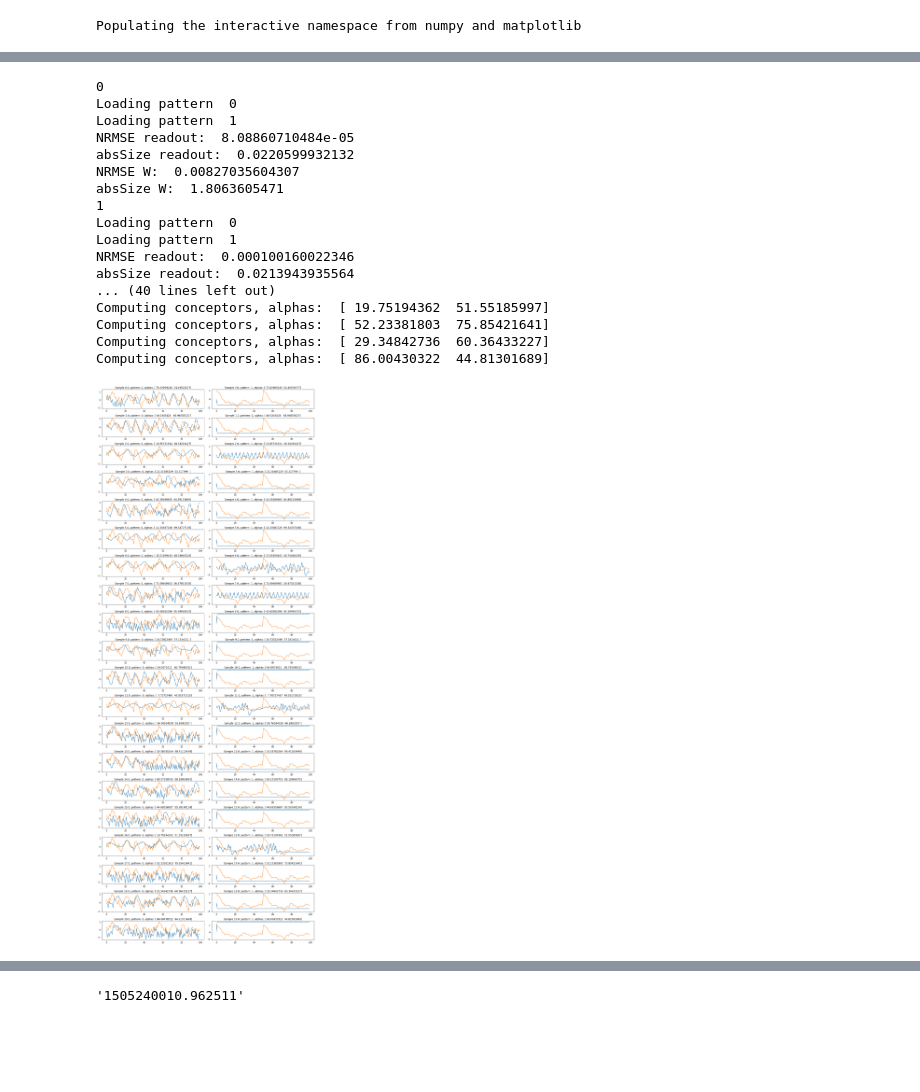
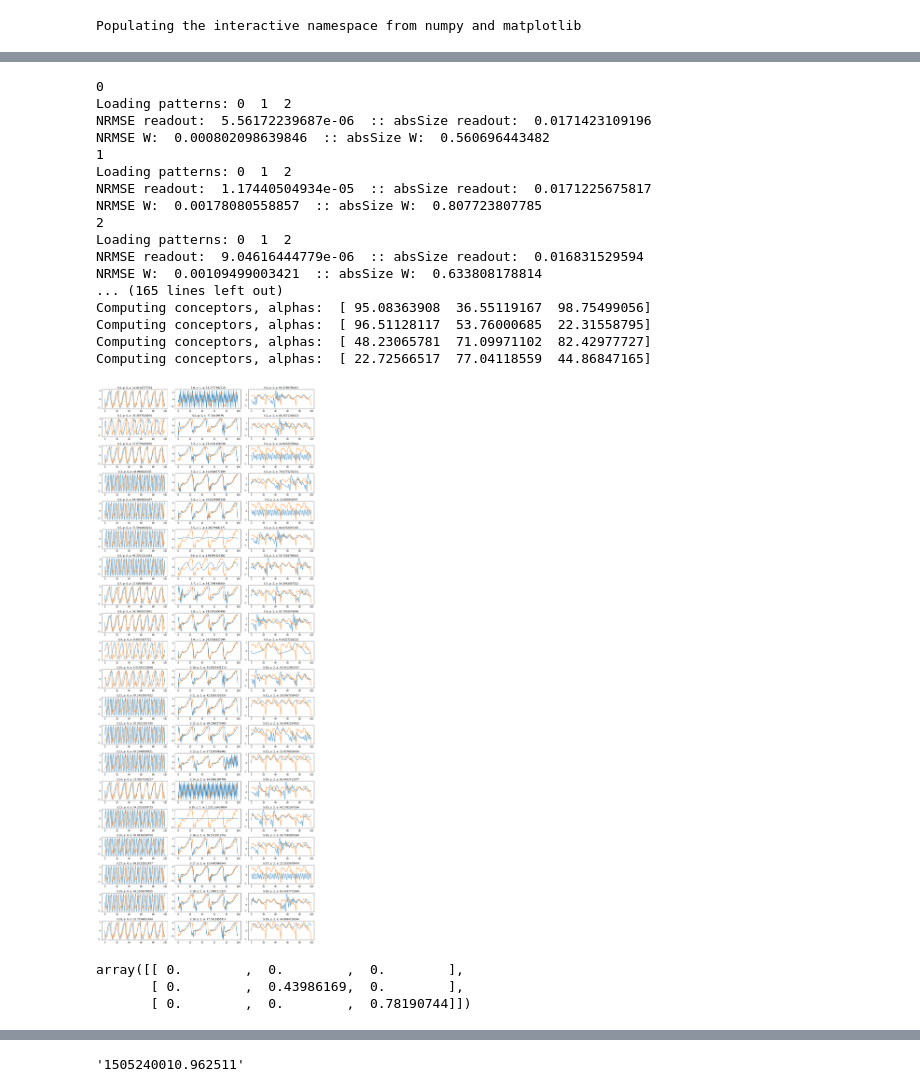
Before and after one commit to chriskiefer/chrysalisConceptors, a Jupyter notebook: Conceptor Patterns 3 CK.ipynb, the cells around one changed output, grey strips where cells are left out. Saved outputs shown, nothing was run; the diff lists cells and outputs as text; code cells hidden in the pictures; blank space fills up the shorter version.

```diff
--- a/Conceptor Patterns 3 CK.ipynb
+++ b/Conceptor Patterns 3 CK.ipynb
@@ -72,10 +81,12 @@ pJ2 = lambda n: rp[mod(n, period2 )]
 # #pTri = lambda n,p: (n % (p/2))
 # plot([pTri(x,10) for x in arange(100)])
 
-patternLength = 50
-p_rw1 = makeRandomWalk(patternLength)
+patternLength = 25
+p_rw1 = makeRandomWalk(int(patternLength / 2))
 p_rw2 = makeRandomWalk(patternLength)
+p_rw3 = makeRandomWalk(patternLength)
 pLoop = lambda n,p: p[n%p.size]
 plot([pLoop(x,p_rw1) for x in arange(100)])
 plot([pLoop(x,p_rw2) for x in arange(100)])
+plot([pLoop(x,p_rw3) for x in arange(100)])
 # %% [output]
@@ -97,8 +108,8 @@ def makeLoadedNetwork_v2(p):
     Win = p['NetinpScaling'] * WinRaw;
     Wbias = p['BiasScaling'] * WbiasRaw;
     I = np.eye(p['N'])
-    xCollector = np.zeros((p['N'], p['learnLengthWout']))
-    pCollector = np.zeros((1, p['learnLengthWout']))
+    xCollector = np.zeros((p['N'], p['learnLength']))
+    pCollector = np.zeros((1, p['learnLength']))
     x = np.zeros((p['N'],1))
 
     totalDataLength = p['learnLength'] * p['patts'].size
@@ -108,9 +119,9 @@ def makeLoadedNetwork_v2(p):
     allTrainWtargets = np.zeros((p['N'], 0));
     allTrainOuts = np.zeros((1, 0));
     patternRs =  np.zeros((1, p['patts'].size), dtype=np.object)
-
+    print('Loading patterns: ', end='')
     for i_pattern in range(p['patts'].size):
-        print('Loading pattern ', i_pattern)
+        print(i_pattern, " ", end='')
         patt = p['patts'][i_pattern]
         xCollector = np.zeros((p['N'] + 1, p['learnLength']));
         xOldCollector = np.zeros((p['N'], p['learnLength']));
@@ -144,14 +155,14 @@ def makeLoadedNetwork_v2(p):
     outsRecovered = Wout.dot(allTrainxArgs);
     NRMSE_readout = mean(nrmse(outsRecovered, allTrainOuts))
     absSize_readout = mean(mean(abs(Wout), axis=0))
-    print("NRMSE readout: ", NRMSE_readout)
+    print("\nNRMSE readout: ", NRMSE_readout, " :: ", end='')
     print("absSize readout: ", absSize_readout)
 
     W = (linalg.inv(allTrainOldxArgs.dot(allTrainOldxArgs.conj().T) +
                       (p['TychonovAlpha'] * np.eye(p['N']))).dot(allTrainOldxArgs).dot(allTrainWtargets.conj().T)).conj().T
     NRMSE_W = mean(nrmse(W.dot(allTrainOldxArgs), allTrainWtargets))
     absSize_W = mean(mean(abs(W), axis=0))
-    print("NRMSE W: ", NRMSE_W)
+    print("NRMSE W: ", NRMSE_W, " :: ", end='')
     print("absSize W: ", absSize_W)
 
     return locals()
@@ -192,58 +203,64 @@ def plotConceptorPatterns(p, cNet, subr, suboff, recallTestLength):
             if (n > p['washoutLength']):
 #                 x_CTestPL[:,n-p['washoutLength'],i_pattern] = x[0:3].T
                 p_CTestPL[:,n-p['washoutLength'],i_pattern] = cNet['net']['Wout'].dot(np.concatenate((x[:,0], np.array([1]))))
     for i_pattern in range(p['patts'].size):
-        ax = subplot(subr, 2, suboff + i_pattern + 1)
-        ax.set_title("Sample " + str(suboff/2) + ", pattern: " + str(i_pattern) + ", alphas: " + str(cNet['alphas']))
+        ax = subplot(subr, p['patts'].size, suboff + i_pattern + 1)
+        ax.set_title("S:" + str(int(suboff/p['patts'].size)) + ", p: " + str(i_pattern) + ", a: " + str(cNet['alphas'][i_pattern]))
         plot(p_CTestPL[:,:,i_pattern].T)
         plot([p['patts'][i_pattern](x) for x in arange(recallTestLength)])
 
 
 
-params = {'N':200, 'NetSR':0.99, 'NetinpScaling':1.9,'BiasScaling':0.8,'TychonovAlpha':0.0001,
-         'washoutLength':300, 'learnLength':100, 'TychonovAlphaReadout':0.0001,
-          'LR': 0.9,
-         'learnLengthWout':100,
-          'patts':np.array([lambda x:pLoop(x,p_rw1), lambda x: pLoop(x,p_rw2)])
+params = {'N':300, 'NetSR':0.99, 'NetinpScaling':1,'BiasScaling':0.5,'TychonovAlpha':0.0001,
+         'washoutLength':patternLength * 10, 'learnLength':patternLength * 10, 'TychonovAlphaReadout':0.0001,
+          'LR': 0.8,
+          'patts':np.array([lambda x:pLoop(x,p_rw1), lambda x: pLoop(x,p_rw2), lambda x:pLoop(x,p_rw3)])
+#           'patts':np.array([lambda x:pLoop(x,p_rw1), lambda x: pLoop(x,p_rw2)])
 #          'patts':np.array([pJ1, pJ2])
          }
 
 # makeLoadedNetwork_v2(params)
 
-sampleSize = 5
+sampleSize = 40
 loadedNets = np.zeros(sampleSize, dtype=np.object)
 for i_net, net in enumerate(loadedNets):
     print(i_net)
     loadedNets[i_net] = makeLoadedNetwork_v2(params)
 nrmses = [x['NRMSE_W'] for x in loadedNets]
 bestNetwork = np.argmin(nrmses)
 print("NRMSEs: best: ", loadedNets[bestNetwork]['NRMSE_W'], "avg: ", np.mean(nrmses) )
 
 conceptorSampleSize = 20
 conceptorNets = np.zeros(conceptorSampleSize, dtype=np.object)
 figsize(15,conceptorSampleSize * 1.9)
 for i_cnet in range(conceptorSampleSize):
-    conceptorNets[i_cnet] = computeConceptors(params, loadedNets[bestNetwork], np.random.random(2) * 100)
-    plotConceptorPatterns(params, conceptorNets[i_cnet], conceptorSampleSize, i_cnet * 2, 100)
+    conceptorNets[i_cnet] = computeConceptors(params, loadedNets[bestNetwork], np.random.random(params['patts'].size) * 100)
+    plotConceptorPatterns(params, conceptorNets[i_cnet], conceptorSampleSize, i_cnet * params['patts'].size, patternLength * 4)
 plt.tight_layout();
 # %% [output]
 0
-Loading pattern  0
-Loading pattern  1
-NRMSE readout:  8.08860710484e-05
-absSize readout:  0.0220599932132
-NRMSE W:  0.00827035604307
-absSize W:  1.8063605471
+Loading patterns: 0  1  2
+NRMSE readout:  5.56172239687e-06  :: absSize readout:  0.0171423109196
+NRMSE W:  0.000802098639846  :: absSize W:  0.560696443482
 1
-Loading pattern  0
-Loading pattern  1
-NRMSE readout:  0.000100160022346
-absSize readout:  0.0213943935564
-... (40 lines left out)
-Computing conceptors, alphas:  [ 19.75194362  51.55185997]
-Computing conceptors, alphas:  [ 52.23381803  75.85421641]
-Computing conceptors, alphas:  [ 29.34842736  60.36433227]
-Computing conceptors, alphas:  [ 86.00430322  44.81301689]
+Loading patterns: 0  1  2
+NRMSE readout:  1.17440504934e-05  :: absSize readout:  0.0171225675817
+NRMSE W:  0.00178080558857  :: absSize W:  0.807723807785
+2
+Loading patterns: 0  1  2
+NRMSE readout:  9.04616444779e-06  :: absSize readout:  0.016831529594
+NRMSE W:  0.00109499003421  :: absSize W:  0.633808178814
+... (165 lines left out)
+Computing conceptors, alphas:  [ 95.08363908  36.55119167  98.75499056]
+Computing conceptors, alphas:  [ 96.51128117  53.76000685  22.31558795]
+Computing conceptors, alphas:  [ 48.23065781  71.09971102  82.42977727]
+Computing conceptors, alphas:  [ 22.72566517  77.04118559  44.86847165]
-[figure, old version]
+[figure, new version]
+# %%
+np.diag((np.random.random(3) * 1) + 0) * np.arange(3)
+# %% [output]
+array([[ 0.        ,  0.        ,  0.        ],
+       [ 0.        ,  0.43986169,  0.        ],
+       [ 0.        ,  0.        ,  0.78190744]])
 # %%
 #run a network
```
Also changed, not shown: parts of 3 cells of this notebook, 2 other files.
